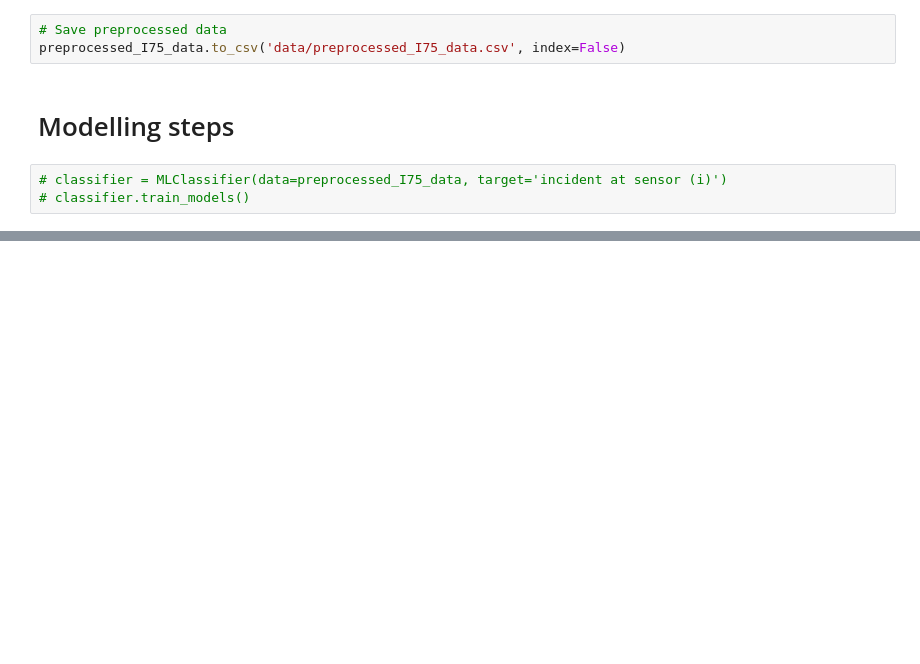
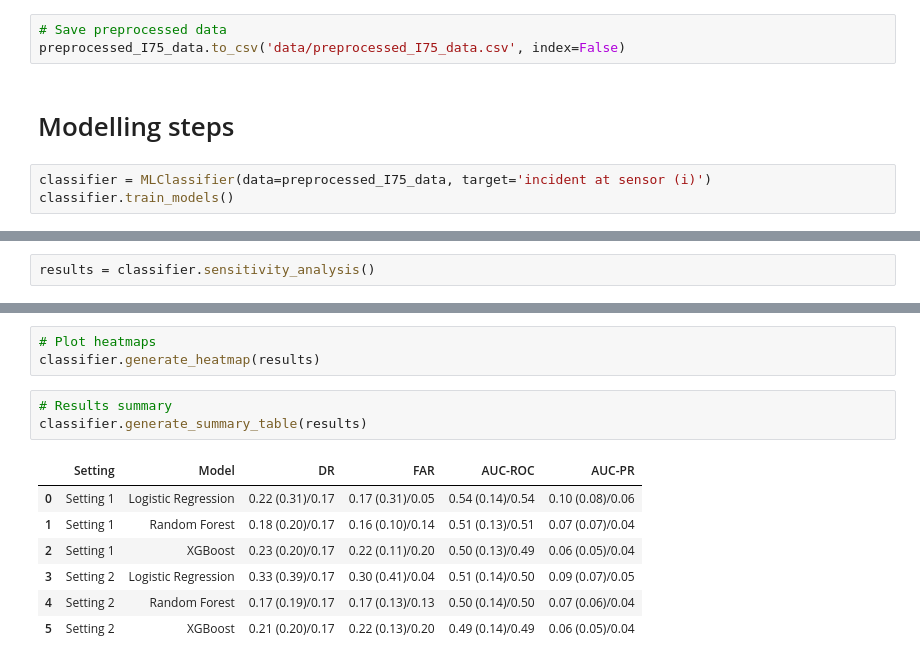
Before and after one commit to GrzybML/Reproducible_research_project, a Jupyter notebook: I75_main.ipynb, the cells around one changed output, grey strips where cells are left out. Cells and saved outputs as stored; diff of their text form; blank space fills up the shorter version.

Commit message:
Model + sensitivity + heatmaps

```diff
--- a/I75_main.ipynb
+++ b/I75_main.ipynb
@@ -151,5 +151,5 @@ preprocessed_I75_data.to_csv('data/preprocessed_I75_data.csv', index=False)
 # %% [markdown]
 # Modelling steps
 # %%
-# classifier = MLClassifier(data=preprocessed_I75_data, target='incident at sensor (i)')
-# classifier.train_models()
+classifier = MLClassifier(data=preprocessed_I75_data, target='incident at sensor (i)')
+classifier.train_models()
@@ -155,0 +175,2 @@ preprocessed_I75_data.to_csv('data/preprocessed_I75_data.csv', index=False)
+# %%
+results = classifier.sensitivity_analysis()
@@ -156 +195,15 @@ preprocessed_I75_data.to_csv('data/preprocessed_I75_data.csv', index=False)
+# %%
+# Plot heatmaps
+classifier.generate_heatmap(results)
+# %%
+# Results summary
+classifier.generate_summary_table(results)
+# %% [output]
+|  | Setting | Model | DR | FAR | AUC-ROC | AUC-PR |
+| 0 | Setting 1 | Logistic Regression | 0.22 (0.31)/0.17 | 0.17 (0.31)/0.05 | 0.54 (0.14)/0.54 | 0.10 (0.08)/0.06 |
+| 1 | Setting 1 | Random Forest | 0.18 (0.20)/0.17 | 0.16 (0.10)/0.14 | 0.51 (0.13)/0.51 | 0.07 (0.07)/0.04 |
+| 2 | Setting 1 | XGBoost | 0.23 (0.20)/0.17 | 0.22 (0.11)/0.20 | 0.50 (0.13)/0.49 | 0.06 (0.05)/0.04 |
+| 3 | Setting 2 | Logistic Regression | 0.33 (0.39)/0.17 | 0.30 (0.41)/0.04 | 0.51 (0.14)/0.50 | 0.09 (0.07)/0.05 |
+| 4 | Setting 2 | Random Forest | 0.17 (0.19)/0.17 | 0.17 (0.13)/0.13 | 0.50 (0.14)/0.50 | 0.07 (0.06)/0.04 |
+| 5 | Setting 2 | XGBoost | 0.21 (0.20)/0.17 | 0.22 (0.13)/0.20 | 0.49 (0.14)/0.49 | 0.06 (0.05)/0.04 |
 # %%
```
Also changed, not shown: parts of 4 cells of this notebook.
